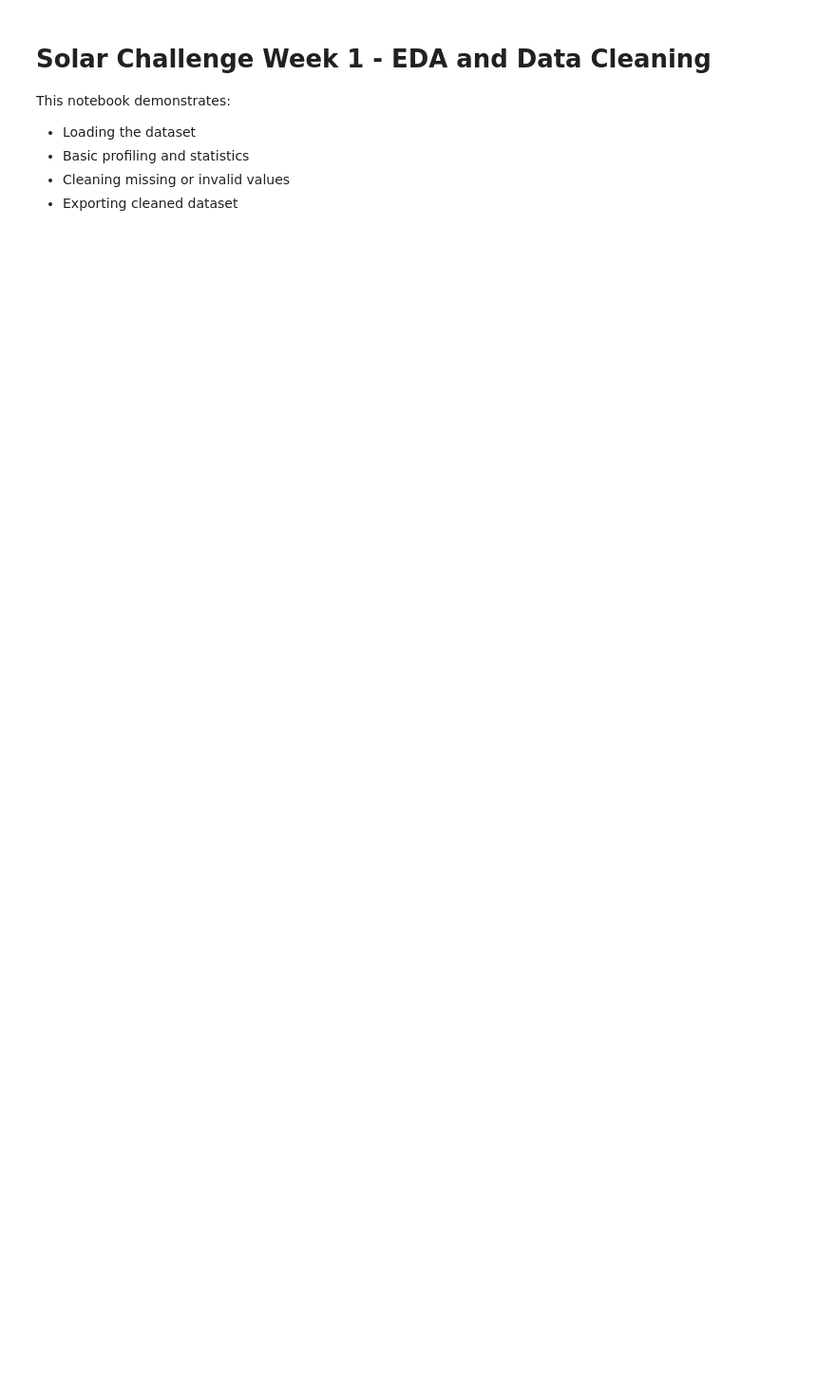
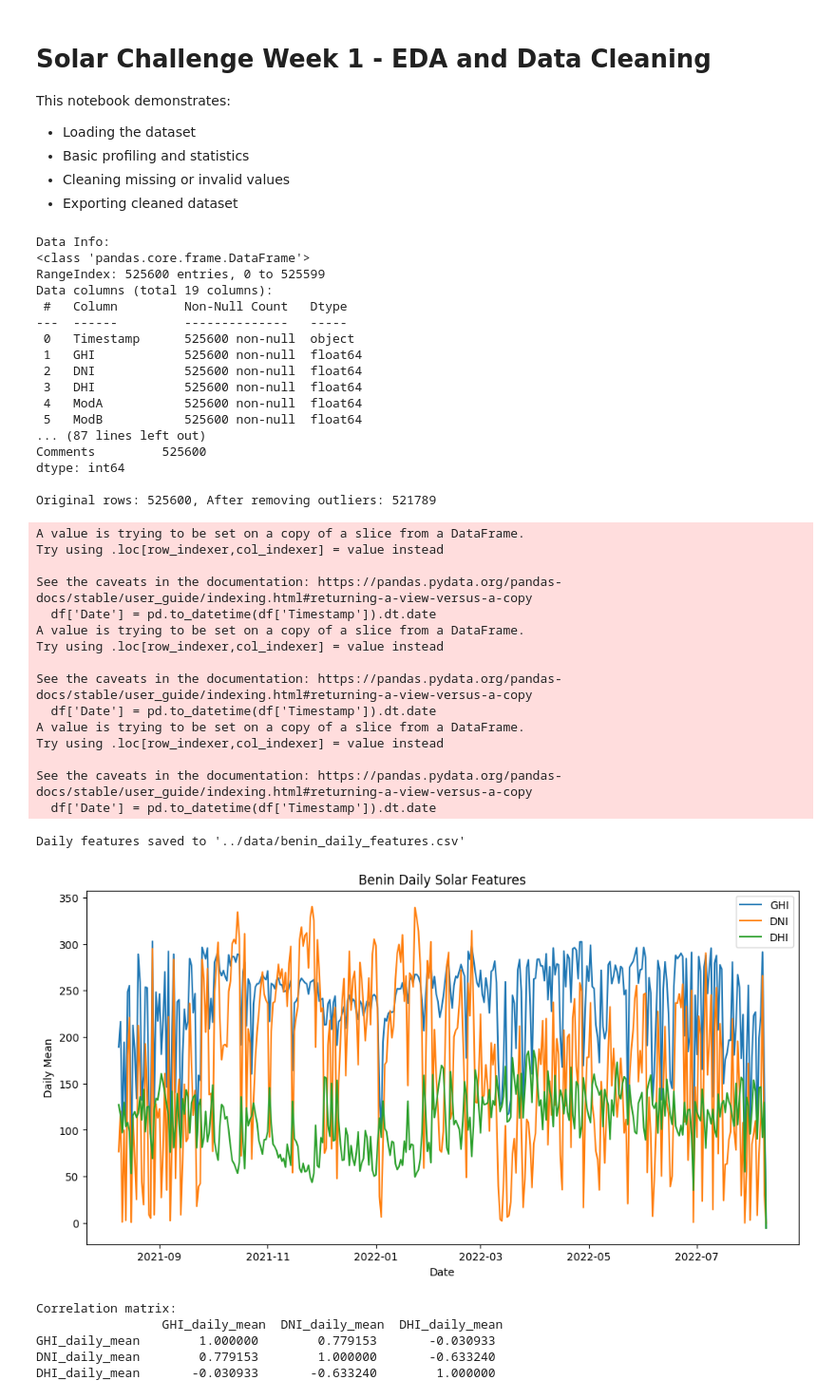
Before and after one commit to YeabisraW/solar-challenge-week1, a Jupyter notebook: notebooks/eda_benin.ipynb, the cells around one changed output. Shown at 95% size. Cells and saved outputs as stored; diff of their text form; code cells hidden in the pictures; blank space fills up the shorter version.

Commit message:
Save local changes before pulling remote setup-task

```diff
--- a/notebooks/eda_benin.ipynb
+++ b/notebooks/eda_benin.ipynb
@@ -12,8 +12,8 @@ This notebook demonstrates:
 import pandas as pd
 import matplotlib.pyplot as plt
 import seaborn as sns
+import sys
 from scipy import stats
-import sys
 
 # Add module path for solar_features.py
 sys.path.append('../src/analysis')
@@ -21,25 +21,24 @@ sys.path.append('../src/analysis')
 # Import modular functions
 from solar_features import compute_daily_mean, compute_daily_max, merge_daily_features
 
-# Load the cleaned Benin dataset
-df = pd.read_csv('../data/benin-cleaned_data.csv')
+# Load the Benin dataset
+df = pd.read_csv('../data/benin-malanville.csv')
 df.head()
 
-# Data info
+# --- Data profiling ---
 print("Data Info:")
 print(df.info())
 
-# Summary statistics
 print("\nSummary Statistics:")
 print(df.describe())
 
-# Check missing values
 print("\nMissing values per column:")
 print(df.isna().sum())
 
 # --- Outlier detection using Z-scores ---
-numeric_cols = ['GHI', 'DNI', 'DHI']
-z_thresh = 3
+z_thresh = 3  # 3 standard deviations
+numeric_cols = ['GHI', 'DNI', 'DHI']  # columns to check
+
 z_scores = stats.zscore(df[numeric_cols])
 abs_z_scores = abs(z_scores)
 filter_mask = (abs_z_scores < z_thresh).all(axis=1)
@@ -52,44 +51,82 @@ df_ghi_daily = compute_daily_mean(df_clean, 'GHI')
 df_dni_daily = compute_daily_mean(df_clean, 'DNI')
 df_dhi_daily = compute_daily_mean(df_clean, 'DHI')
 
-df_ghi_max = compute_daily_max(df_clean, 'GHI')
+# Merge into a single daily dataframe
+df_daily = merge_daily_features(df_ghi_daily, df_dni_daily, df_dhi_daily)
 
-df_daily = merge_daily_features(df_ghi_daily, df_dni_daily, df_dhi_daily)
-df_daily.head()
-
-# Save daily features CSV
+# Save daily features
 df_daily.to_csv('../data/benin_daily_features.csv', index=False)
 print("Daily features saved to '../data/benin_daily_features.csv'")
 
 # --- Time series plot ---
 plt.figure(figsize=(12,6))
 plt.plot(df_daily['Date'], df_daily['GHI_daily_mean'], label='GHI')
 plt.plot(df_daily['Date'], df_daily['DNI_daily_mean'], label='DNI')
 plt.plot(df_daily['Date'], df_daily['DHI_daily_mean'], label='DHI')
 plt.xlabel('Date')
 plt.ylabel('Daily Mean')
 plt.title('Benin Daily Solar Features')
 plt.legend()
 plt.show()
 
 # --- Correlation heatmap ---
-corr = df_daily[['GHI_daily_mean', 'DNI_daily_mean', 'DHI_daily_mean']].corr()
+corr = df_daily[['GHI_daily_mean','DNI_daily_mean','DHI_daily_mean']].corr()
 print("Correlation matrix:\n", corr)
 
 plt.figure(figsize=(6,5))
 sns.heatmap(corr, annot=True, cmap='coolwarm')
 plt.title("Correlation of Daily Solar Features - Benin")
 plt.show()
 
 # --- Scatter plots ---
 plt.figure(figsize=(12,5))
 plt.scatter(df_daily['GHI_daily_mean'], df_daily['DNI_daily_mean'])
 plt.xlabel('GHI Daily Mean')
 plt.ylabel('DNI Daily Mean')
-plt.title('Scatter Plot: GHI vs DNI')
+plt.title('Scatter Plot: GHI vs DNI - Benin')
 plt.show()
 
 # --- Histograms ---
 df_daily[['GHI_daily_mean', 'DNI_daily_mean', 'DHI_daily_mean']].hist(figsize=(12,6))
 plt.suptitle("Distribution of Daily Solar Features - Benin")
 plt.show()
+# %% [output]
+Data Info:
+<class 'pandas.core.frame.DataFrame'>
+RangeIndex: 525600 entries, 0 to 525599
+Data columns (total 19 columns):
+ #   Column         Non-Null Count   Dtype
+---  ------         --------------   -----
+ 0   Timestamp      525600 non-null  object
+ 1   GHI            525600 non-null  float64
+ 2   DNI            525600 non-null  float64
+ 3   DHI            525600 non-null  float64
+ 4   ModA           525600 non-null  float64
+ 5   ModB           525600 non-null  float64
+... (87 lines left out)
+Comments         525600
+dtype: int64
+
+Original rows: 525600, After removing outliers: 521789
+A value is trying to be set on a copy of a slice from a DataFrame.
+Try using .loc[row_indexer,col_indexer] = value instead
+
+See the caveats in the documentation: https://pandas.pydata.org/pandas-docs/stable/user_guide/indexing.html#returning-a-view-versus-a-copy
+  df['Date'] = pd.to_datetime(df['Timestamp']).dt.date
+A value is trying to be set on a copy of a slice from a DataFrame.
+Try using .loc[row_indexer,col_indexer] = value instead
+
+See the caveats in the documentation: https://pandas.pydata.org/pandas-docs/stable/user_guide/indexing.html#returning-a-view-versus-a-copy
+  df['Date'] = pd.to_datetime(df['Timestamp']).dt.date
+A value is trying to be set on a copy of a slice from a DataFrame.
+Try using .loc[row_indexer,col_indexer] = value instead
+
+See the caveats in the documentation: https://pandas.pydata.org/pandas-docs/stable/user_guide/indexing.html#returning-a-view-versus-a-copy
+  df['Date'] = pd.to_datetime(df['Timestamp']).dt.date
+Daily features saved to '../data/benin_daily_features.csv'
+[figure, added]
+Correlation matrix:
+                 GHI_daily_mean  DNI_daily_mean  DHI_daily_mean
+GHI_daily_mean        1.000000        0.779153       -0.030933
+DNI_daily_mean        0.779153        1.000000       -0.633240
+DHI_daily_mean       -0.030933       -0.633240        1.000000
```
Also changed, not shown: parts of 1 cell of this notebook, 4 other files.
